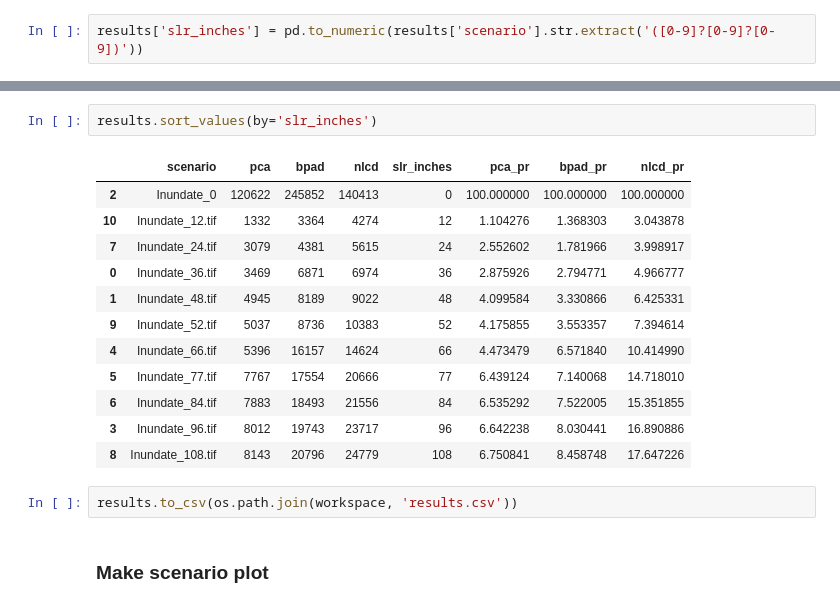
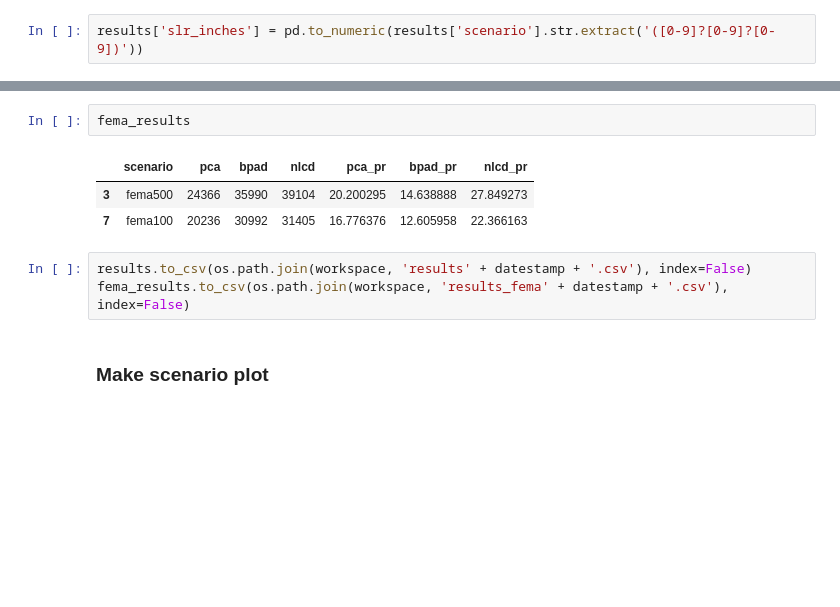
Before and after one commit to davemfish/ncp-sfbay, a Jupyter notebook: regional_recreation_slrscenarios.ipynb, the cells around one changed output, grey strips where cells are left out. Saved outputs shown, nothing was run; the diff lists cells and outputs as text; blank space fills up the shorter version.

```diff
--- a/regional_recreation_slrscenarios.ipynb
+++ b/regional_recreation_slrscenarios.ipynb
@@ -307,20 +382,12 @@ results['nlcd_pr'] = results['nlcd'].apply(lambda x: x/nlcd_total*100)
-# %%
-results.sort_values(by='slr_inches')
-# %% [output]
-|  | scenario | pca | bpad | nlcd | slr_inches | pca_pr | bpad_pr | nlcd_pr |
-| 2 | Inundate_0 | 120622 | 245852 | 140413 | 0 | 100.000000 | 100.000000 | 100.000000 |
-| 10 | Inundate_12.tif | 1332 | 3364 | 4274 | 12 | 1.104276 | 1.368303 | 3.043878 |
-| 7 | Inundate_24.tif | 3079 | 4381 | 5615 | 24 | 2.552602 | 1.781966 | 3.998917 |
-| 0 | Inundate_36.tif | 3469 | 6871 | 6974 | 36 | 2.875926 | 2.794771 | 4.966777 |
-| 1 | Inundate_48.tif | 4945 | 8189 | 9022 | 48 | 4.099584 | 3.330866 | 6.425331 |
-| 9 | Inundate_52.tif | 5037 | 8736 | 10383 | 52 | 4.175855 | 3.553357 | 7.394614 |
-| 4 | Inundate_66.tif | 5396 | 16157 | 14624 | 66 | 4.473479 | 6.571840 | 10.414990 |
-| 5 | Inundate_77.tif | 7767 | 17554 | 20666 | 77 | 6.439124 | 7.140068 | 14.718010 |
-| 6 | Inundate_84.tif | 7883 | 18493 | 21556 | 84 | 6.535292 | 7.522005 | 15.351855 |
-| 3 | Inundate_96.tif | 8012 | 19743 | 23717 | 96 | 6.642238 | 8.030441 | 16.890886 |
-| 8 | Inundate_108.tif | 8143 | 20796 | 24779 | 108 | 6.750841 | 8.458748 | 17.647226 |
+# %%
+fema_results
+# %% [output]
+|  | scenario | pca | bpad | nlcd | pca_pr | bpad_pr | nlcd_pr |
+| 3 | fema500 | 24366 | 35990 | 39104 | 20.200295 | 14.638888 | 27.849273 |
+| 7 | fema100 | 20236 | 30992 | 31405 | 16.776376 | 12.605958 | 22.366163 |
 # %%
-results.to_csv(os.path.join(workspace, 'results.csv'))
+results.to_csv(os.path.join(workspace, 'results' + datestamp + '.csv'), index=False)
+fema_results.to_csv(os.path.join(workspace, 'results_fema' + datestamp + '.csv'), index=False)
 # %% [markdown]
 ### Make scenario plot
 # %%
```
Also changed, not shown: parts of 35 cells of this notebook.
